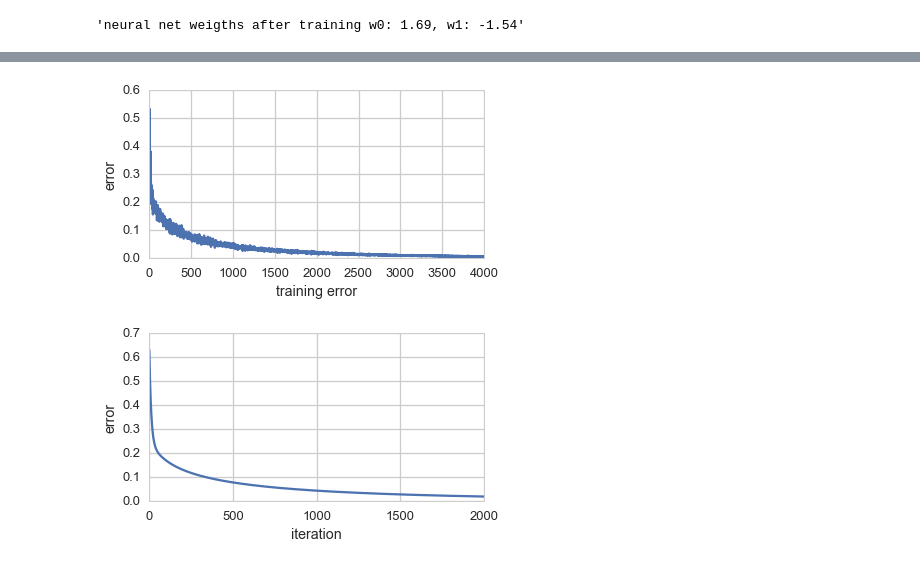
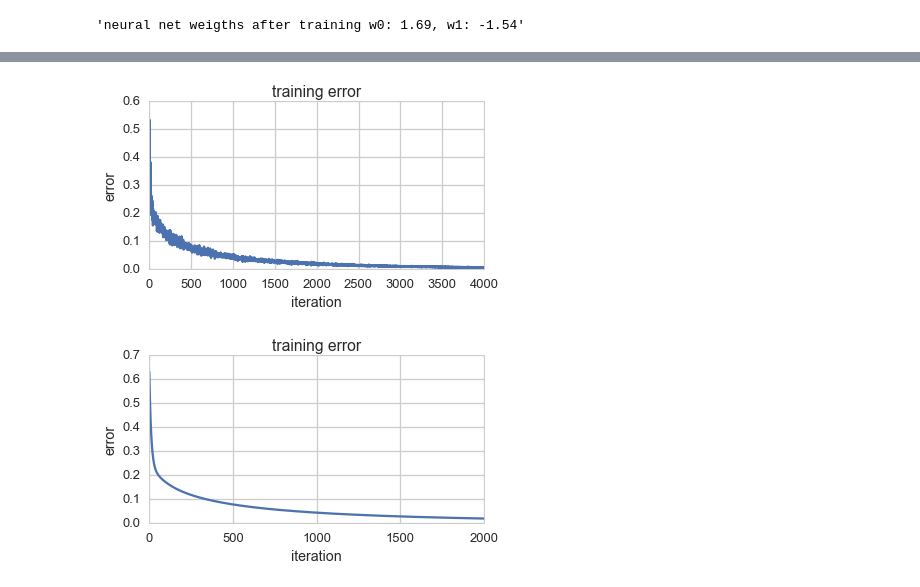
Before and after one commit to dan-tee/blog, a Jupyter notebook: content/notebooks/first-steps-with-keras.ipynb, the cells around one changed output, grey strips where cells are left out. Saved outputs shown, nothing was run; the diff lists cells and outputs as text; code cells hidden in the pictures.

```diff
--- a/content/notebooks/first-steps-with-keras.ipynb
+++ b/content/notebooks/first-steps-with-keras.ipynb
@@ -104,13 +113,14 @@ plt.close()
 # %%
 plt.figure(figsize=(6, 3))
 plt.plot(history.losses)
 plt.ylabel('error')
 plt.xlabel('iteration')
-plt.xlabel('training error')
+plt.title('training error')
 plt.show()
 # %% [output]
-[figure, old version]
+[figure, new version]
 # %%
+# <!-- collapse=True -->
 history = TrainingHistory()
 model = Sequential()
 model.add(Dense(output_dim=1, input_dim=1, init="normal"))
@@ -127,6 +137,7 @@ plt.figure(figsize=(6, 3))
 plt.plot(history.losses)
 plt.ylabel('error')
 plt.xlabel('iteration')
+plt.title('training error')
 plt.show()
 # %% [output]
-[figure, old version]
+[figure, new version]
```
Also changed, not shown: parts of 2 cells of this notebook, 5 other files.
